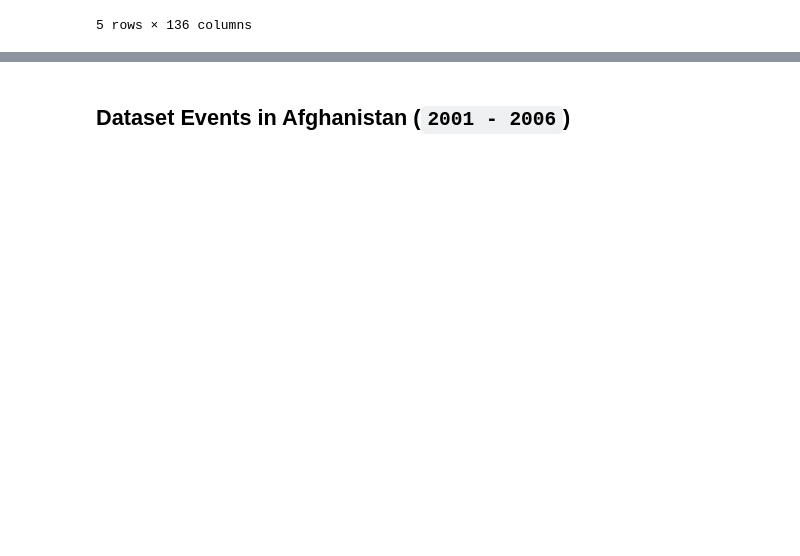
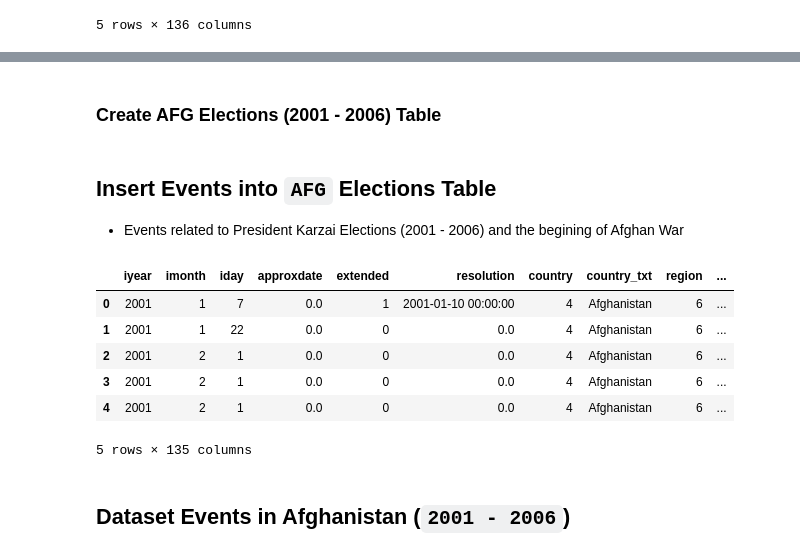
Before and after one commit to OdinProjectI/ODIN, a Jupyter notebook: WarInAfghanistan2001_2006.ipynb, the cells around one changed output, grey strips where cells are left out. Cells and saved outputs as stored; diff of their text form; code cells hidden in the pictures; blank space fills up the shorter version.

Commit message:
Save all events related to AFG Elections between (2001 - 2006) and Conflicts to the MSSQL DB

```diff
--- a/WarInAfghanistan2001_2006.ipynb
+++ b/WarInAfghanistan2001_2006.ipynb
@@ -113,0 +116,10 @@ afghan_df.head()
+# %%
+secret = boto3.client('secretsmanager')
+server,user,password,db =  list(json.loads(secret.get_secret_value(SecretId='afghan_project').get('SecretString')).values())
+con = pymssql.connect(user=user, password=password, server=server)
+con.autocommit(True)
+
+cursor = con.cursor()
+cursor.execute(f"CREATE DATABASE {db}")
+# %% [markdown]
+### **Create AFG Elections (2001 - 2006) Table**
@@ -113,0 +134,3 @@ afghan_df.head()
+# %% [markdown]
+## **Insert Events into `AFG` Elections Table**
+- Events related to President Karzai Elections (2001 - 2006) and the begining of Afghan War
@@ -114,3 +141,13 @@ afghan_df.head()
+# %%
+pd.read_sql("SELECT TOP 5 * FROM ElectionsEvents", con=con)
+# %% [output]
+|  | iyear | imonth | iday | approxdate | extended | resolution | country | country_txt | region | ... |
+| 0 | 2001 | 1 | 7 | 0.0 | 1 | 2001-01-10 00:00:00 | 4 | Afghanistan | 6 | ... |
+| 1 | 2001 | 1 | 22 | 0.0 | 0 | 0.0 | 4 | Afghanistan | 6 | ... |
+| 2 | 2001 | 2 | 1 | 0.0 | 0 | 0.0 | 4 | Afghanistan | 6 | ... |
+| 3 | 2001 | 2 | 1 | 0.0 | 0 | 0.0 | 4 | Afghanistan | 6 | ... |
+| 4 | 2001 | 2 | 1 | 0.0 | 0 | 0.0 | 4 | Afghanistan | 6 | ... |
+5 rows × 135 columns
 # %% [markdown]
 ## **Dataset Events in Afghanistan (`2001 - 2006`)**
 # %%
```
Also changed, not shown: parts of 5 cells of this notebook.
